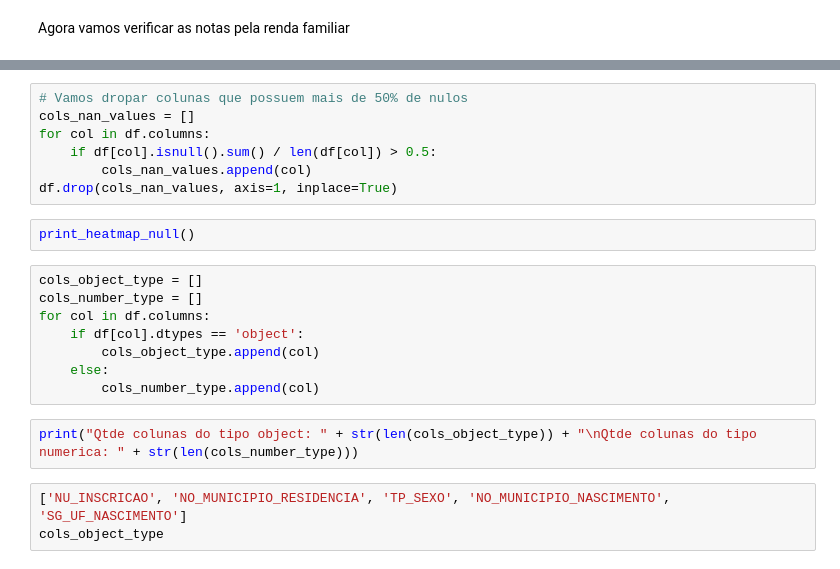
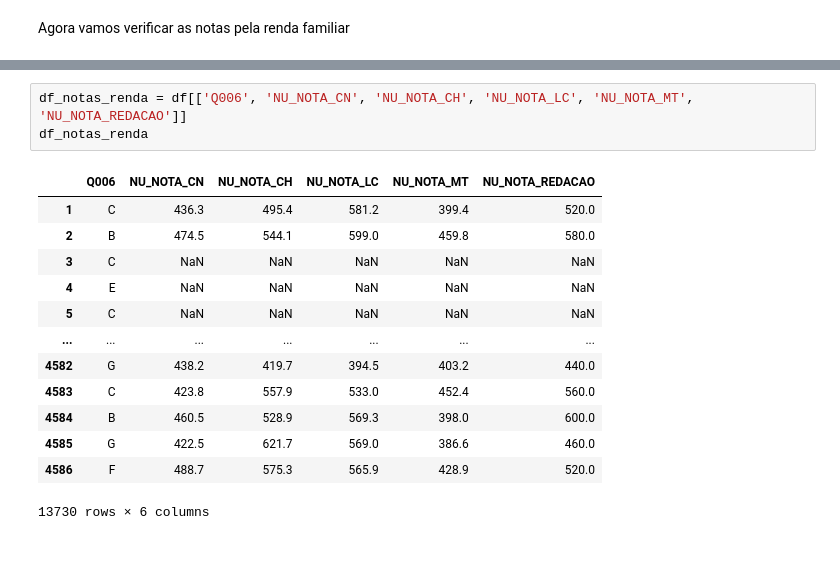
Before and after one commit to guilherme-fuzi/desafio-enem2016, a Jupyter notebook: enem2016.ipynb, the cells around one changed output, grey strips where cells are left out. Saved outputs shown, nothing was run; the diff lists cells and outputs as text.

```diff
--- a/enem2016.ipynb
+++ b/enem2016.ipynb
@@ -164,22 +103,17 @@ print_heatmap_null()
-# %%
-# Vamos dropar colunas que possuem mais de 50% de nulos
-cols_nan_values = []
-for col in df.columns:
-    if df[col].isnull().sum() / len(df[col]) > 0.5:
-        cols_nan_values.append(col)
-df.drop(cols_nan_values, axis=1, inplace=True)
-# %%
-print_heatmap_null()
-# %%
-cols_object_type = []
-cols_number_type = []
-for col in df.columns:
-    if df[col].dtypes == 'object':
-        cols_object_type.append(col)
-    else:
-        cols_number_type.append(col)
-# %%
-print("Qtde colunas do tipo object: " + str(len(cols_object_type)) + "\nQtde colunas do tipo numerica: " + str(len(cols_number_type)))
-# %%
-['NU_INSCRICAO', 'NO_MUNICIPIO_RESIDENCIA', 'TP_SEXO', 'NO_MUNICIPIO_NASCIMENTO', 'SG_UF_NASCIMENTO']
-cols_object_type
+# %%
+df_notas_renda = df[['Q006', 'NU_NOTA_CN', 'NU_NOTA_CH', 'NU_NOTA_LC', 'NU_NOTA_MT', 'NU_NOTA_REDACAO']]
+df_notas_renda
+# %% [output]
+|  | Q006 | NU_NOTA_CN | NU_NOTA_CH | NU_NOTA_LC | NU_NOTA_MT | NU_NOTA_REDACAO |
+| 1 | C | 436.3 | 495.4 | 581.2 | 399.4 | 520.0 |
+| 2 | B | 474.5 | 544.1 | 599.0 | 459.8 | 580.0 |
+| 3 | C | NaN | NaN | NaN | NaN | NaN |
+| 4 | E | NaN | NaN | NaN | NaN | NaN |
+| 5 | C | NaN | NaN | NaN | NaN | NaN |
+| ... | ... | ... | ... | ... | ... | ... |
+| 4582 | G | 438.2 | 419.7 | 394.5 | 403.2 | 440.0 |
+| 4583 | C | 423.8 | 557.9 | 533.0 | 452.4 | 560.0 |
+| 4584 | B | 460.5 | 528.9 | 569.3 | 398.0 | 600.0 |
+| 4585 | G | 422.5 | 621.7 | 569.0 | 386.6 | 460.0 |
+| 4586 | F | 488.7 | 575.3 | 565.9 | 428.9 | 520.0 |
+13730 rows × 6 columns
```
Also changed, not shown: parts of 48 cells of this notebook, 3 other files.
